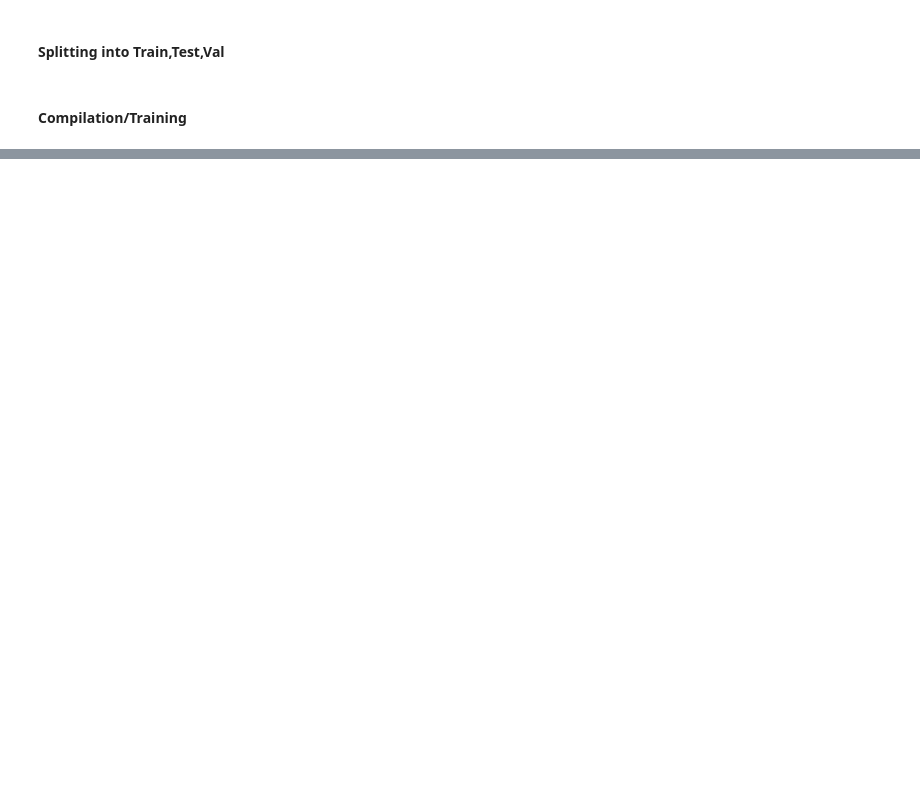
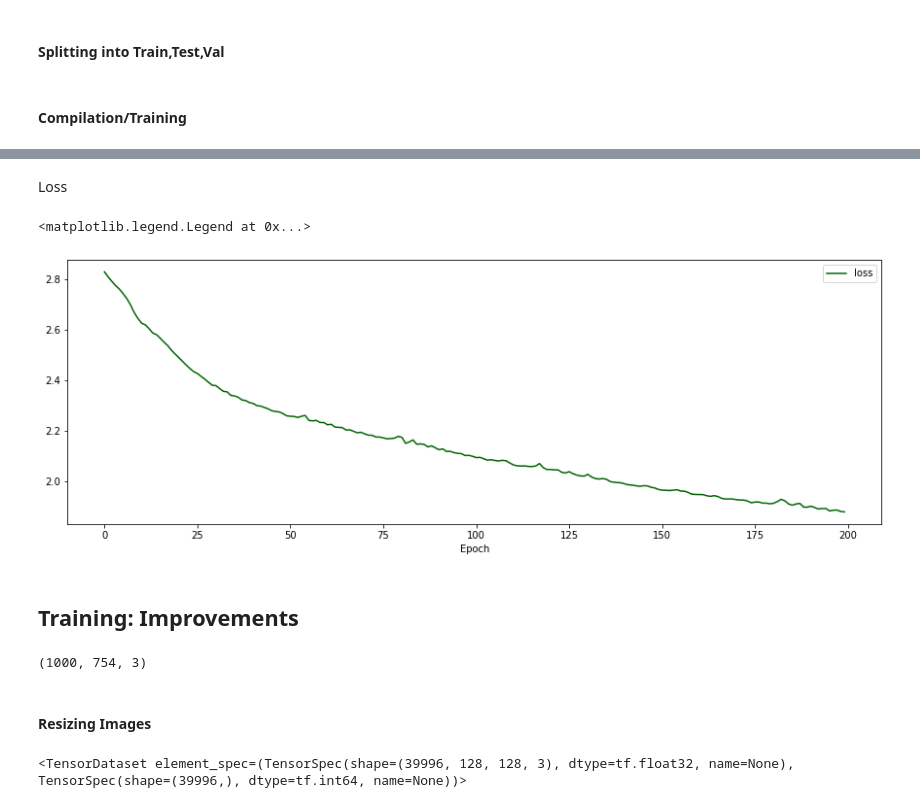
Before and after one commit to nasr98/DOC-CNN, a Jupyter notebook: CNN_DOC.ipynb, the cells around one changed output, grey strips where cells are left out. Drawn from its saved outputs; the diff is of its cells as text; code cells hidden in the pictures; blank space fills up the shorter version.

```diff
--- a/CNN_DOC.ipynb
+++ b/CNN_DOC.ipynb
@@ -260,0 +249,28 @@ Epoch 40/40
+# %% [markdown]
+Loss
+# %%
+plt.figure(figsize = (15, 5))
+plt.plot(history.history['loss'], "darkgreen", label= "loss")
+plt.xlabel('Epoch')
+plt.legend()
+# %% [output]
+<matplotlib.legend.Legend at 0x...>
+[figure, added]
+# %% [markdown]
+## Training: Improvements
+# %%
+cv.imread('the-rvlcdip-dataset-test/test/advertisement/00001014.tif').shape
+# %% [output]
+(1000, 754, 3)
+# %% [markdown]
+#### Resizing Images
+# %%
+if os.path.exists("./rvlcdip2.pkl"):
+  df = pd.read_pickle("./rvlcdip2.pkl")
+else:
+  df,dir_enum = create_dataset(data_dir,128,128)
+  df.to_pickle("./rvlcdip2.pkl")
+ds = tf.data.Dataset.from_tensors((list(df['image'].values), df['label'].values))
+ds
+# %% [output]
+<TensorDataset element_spec=(TensorSpec(shape=(39996, 128, 128, 3), dtype=tf.float32, name=None), TensorSpec(shape=(39996,), dtype=tf.int64, name=None))>
```
Also changed, not shown: parts of 40 cells of this notebook.
